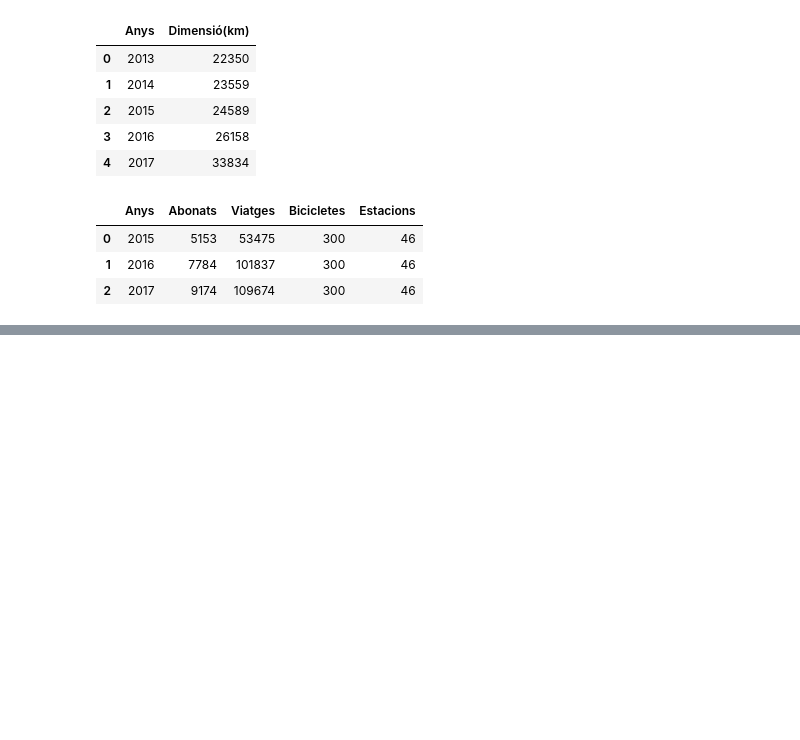
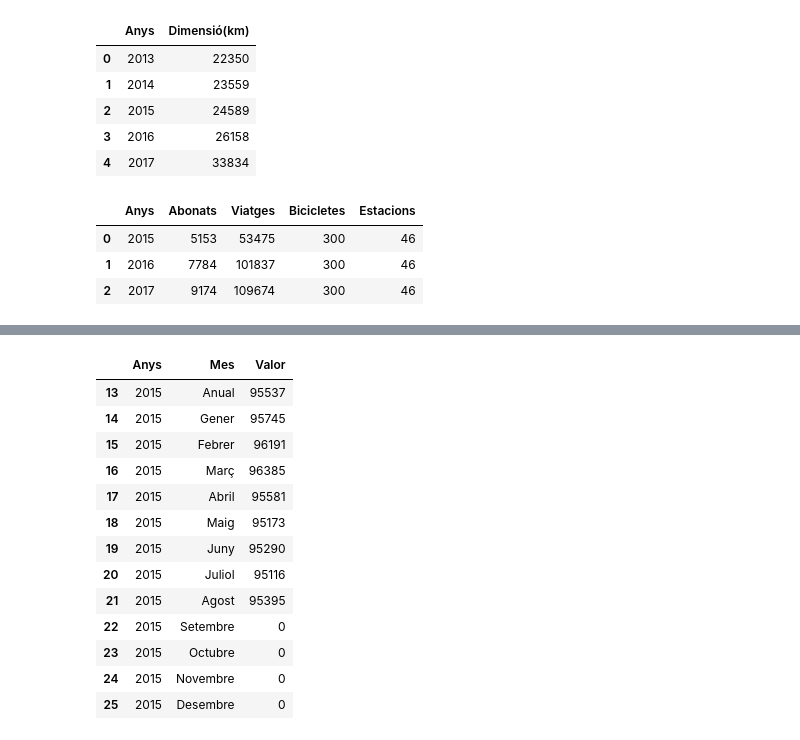
Before and after one commit to jonathan9879/barcelona_data, a Jupyter notebook: Data_tables.ipynb, the cells around one changed output, grey strips where cells are left out. Saved outputs shown, nothing was run; the diff lists cells and outputs as text; code cells hidden in the pictures; blank space fills up the shorter version.

```diff
--- a/Data_tables.ipynb
+++ b/Data_tables.ipynb
@@ -66,0 +118,18 @@ elbikes_df
+# %%
+abonats_bicing_2015 = abonats_bicing.loc[abonats_bicing['Anys'] == 2015]
+abonats_bicing_2015
+# %% [output]
+|  | Anys | Mes | Valor |
+| 13 | 2015 | Anual | 95537 |
+| 14 | 2015 | Gener | 95745 |
+| 15 | 2015 | Febrer | 96191 |
+| 16 | 2015 | Març | 96385 |
+| 17 | 2015 | Abril | 95581 |
+| 18 | 2015 | Maig | 95173 |
+| 19 | 2015 | Juny | 95290 |
+| 20 | 2015 | Juliol | 95116 |
+| 21 | 2015 | Agost | 95395 |
+| 22 | 2015 | Setembre | 0 |
+| 23 | 2015 | Octubre | 0 |
+| 24 | 2015 | Novembre | 0 |
+| 25 | 2015 | Desembre | 0 |
```
Also changed, not shown: parts of 8 cells of this notebook.
